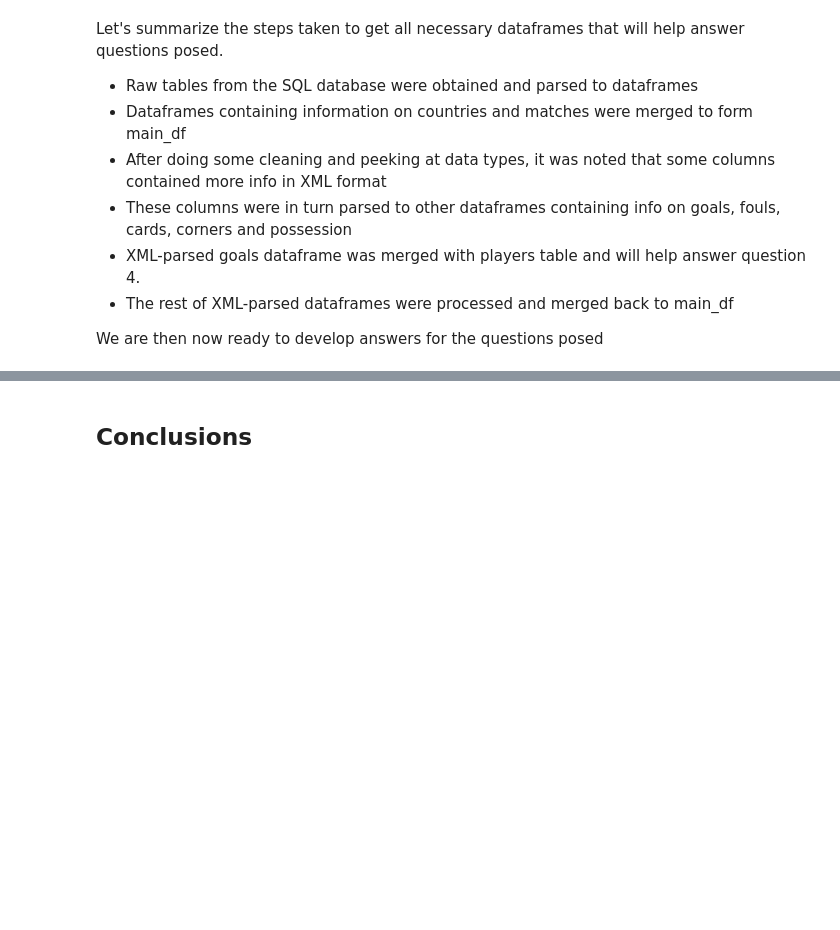
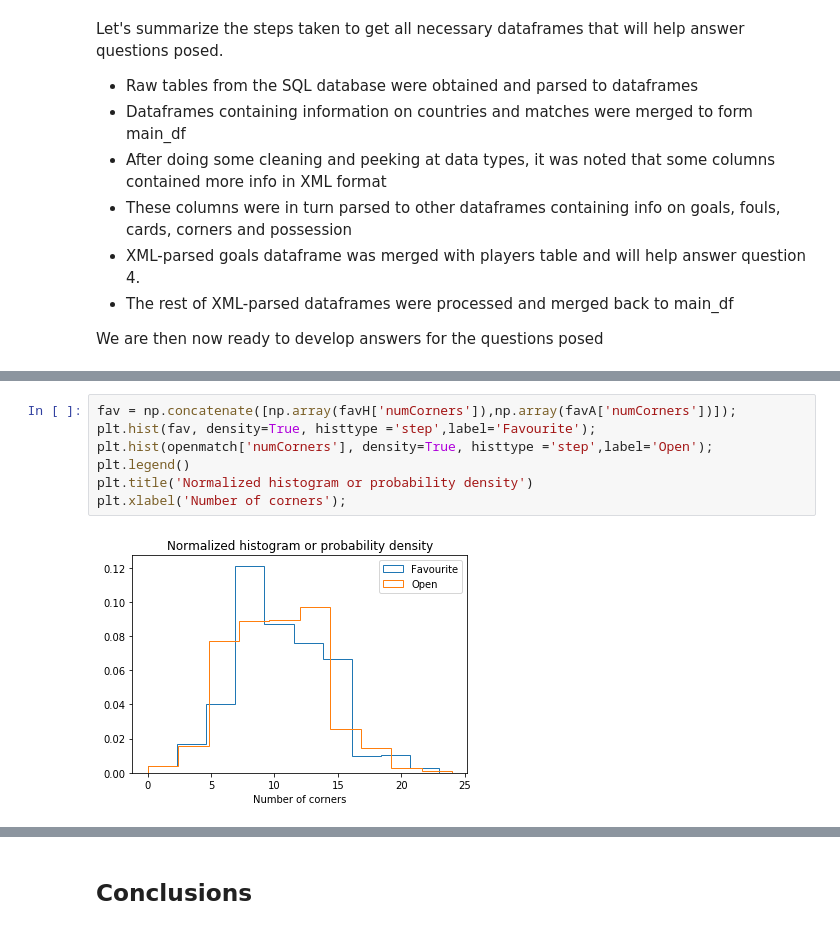
Before and after one commit to aleromar/DescriptiveFootieOdds, a Jupyter notebook: reportARM.ipynb, the cells around one changed output, grey strips where cells are left out. Drawn from its saved outputs; the diff is of its cells as text; blank space fills up the shorter version.

```diff
--- a/reportARM.ipynb
+++ b/reportARM.ipynb
@@ -363,0 +472,9 @@ We are then now ready to develop answers for the questions posed
+# %%
+fav = np.concatenate([np.array(favH['numCorners']),np.array(favA['numCorners'])]);
+plt.hist(fav, density=True, histtype ='step',label='Favourite');
+plt.hist(openmatch['numCorners'], density=True, histtype ='step',label='Open');
+plt.legend()
+plt.title('Normalized histogram or probability density')
+plt.xlabel('Number of corners');
+# %% [output]
+[figure, added]
```
Also changed, not shown: parts of 21 cells of this notebook.
